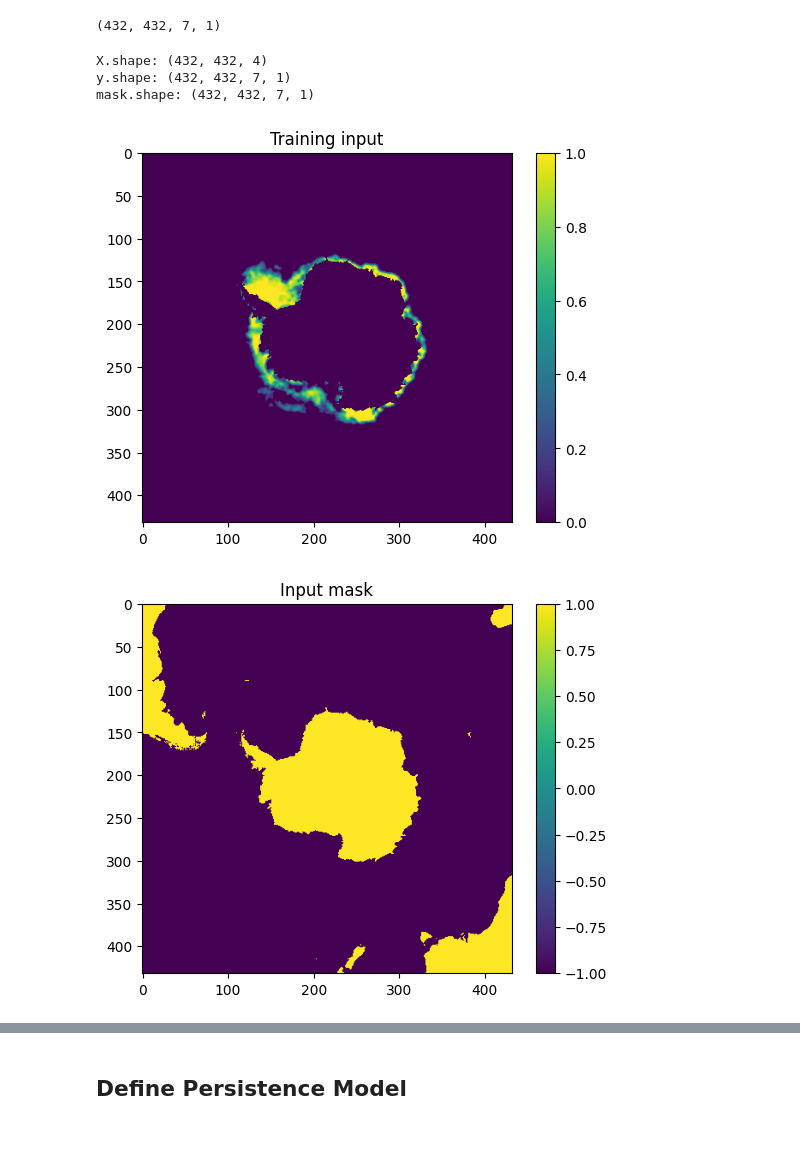
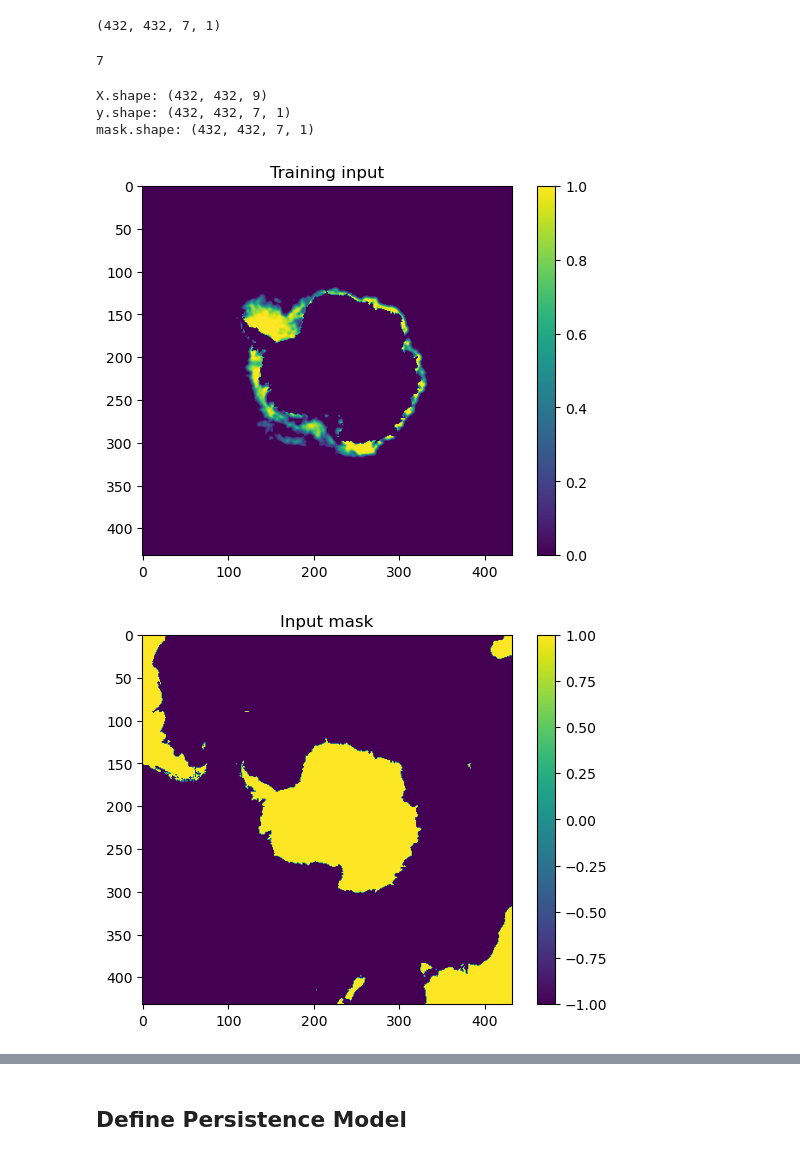
Before and after one commit to alan-turing-institute/ice-station-zebra, a Jupyter notebook: notebook/persistence.ipynb, the cells around one changed output, grey strips where cells are left out. Saved outputs shown, nothing was run; the diff lists cells and outputs as text; code cells hidden in the pictures.

Commit message:
Use channel name rather than hard coded index

```diff
--- a/notebook/persistence.ipynb
+++ b/notebook/persistence.ipynb
@@ -211,0 +221,3 @@ train_dataset.channels
+# %%
+sic_idx = train_dataset.channels.index("siconca_abs_1")
+sic_idx
@@ -218,37 +232,42 @@ train_dataset[0][2].shape  # (H, W, T, C) --> land mask
 # %% [output]
 (432, 432, 7, 1)
+# %%
+land_idx = train_dataset.channels.index("land_1")
+land_idx
+# %% [output]
+7
 # %%
 X, y, mask = train_dataset[13]
 
 print("X.shape:", X.shape)       # (432, 432, 4)
 print("y.shape:", y.shape)       # (432, 432, 7, 1)
 print("mask.shape:", mask.shape) # (432, 432, 7, 1)
 
 # Look at a specific channel
 import matplotlib.pyplot as plt
 
-plt.imshow(X[:, :, 0])  # input SIC t
+plt.imshow(X[:, :, sic_idx])  # input SIC t
 plt.title("Training input")
 plt.colorbar()
 plt.show()
 
-plt.imshow(X[:, :, 2])  # input mask t
+plt.imshow(X[:, :, land_idx])  # input mask t
 plt.title("Input mask")
 plt.colorbar()
 plt.show()
 
-plt.imshow(y[:, :, 3, 0])  # target SIC t+3
+plt.imshow(y[:, :, 3])  # target SIC t+3
 plt.title("Target t + 3")
 plt.colorbar()
 plt.show()
 
-plt.imshow(mask[:, :, 3, 0])  # mask t+3
+plt.imshow(mask[:, :, 3])  # mask t+3
 plt.title("Loss mask t + 3")
 plt.colorbar()
 plt.show()
 # %% [output]
-X.shape: (432, 432, 4)
+X.shape: (432, 432, 9)
 y.shape: (432, 432, 7, 1)
 mask.shape: (432, 432, 7, 1)
-[figure, old version]
+[figure, new version]
-[figure, old version]
+[figure, new version]
```
Also changed, not shown: parts of 13 cells of this notebook.
